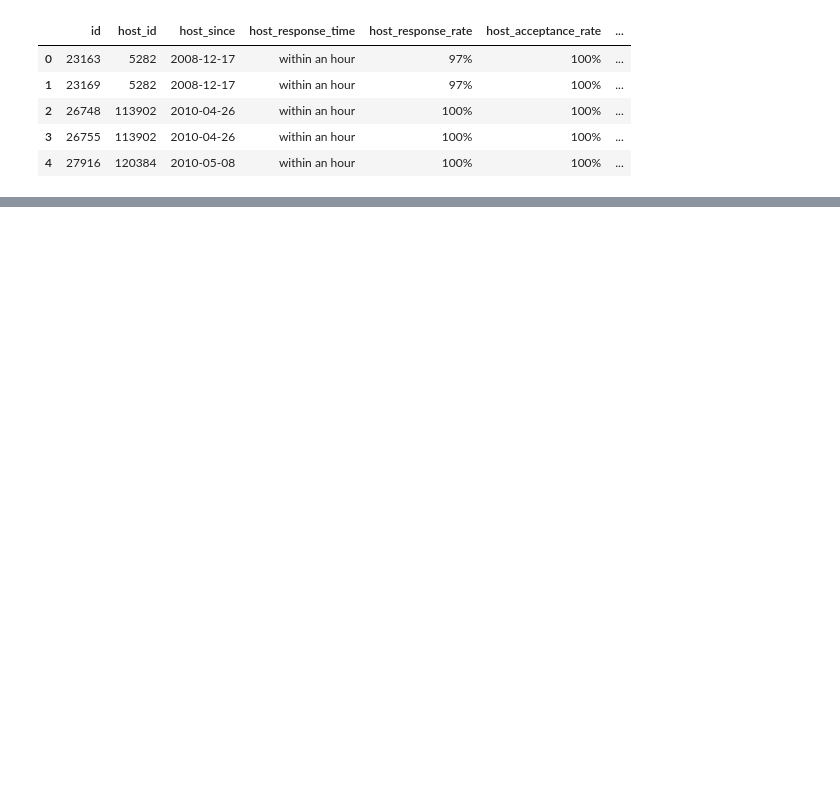
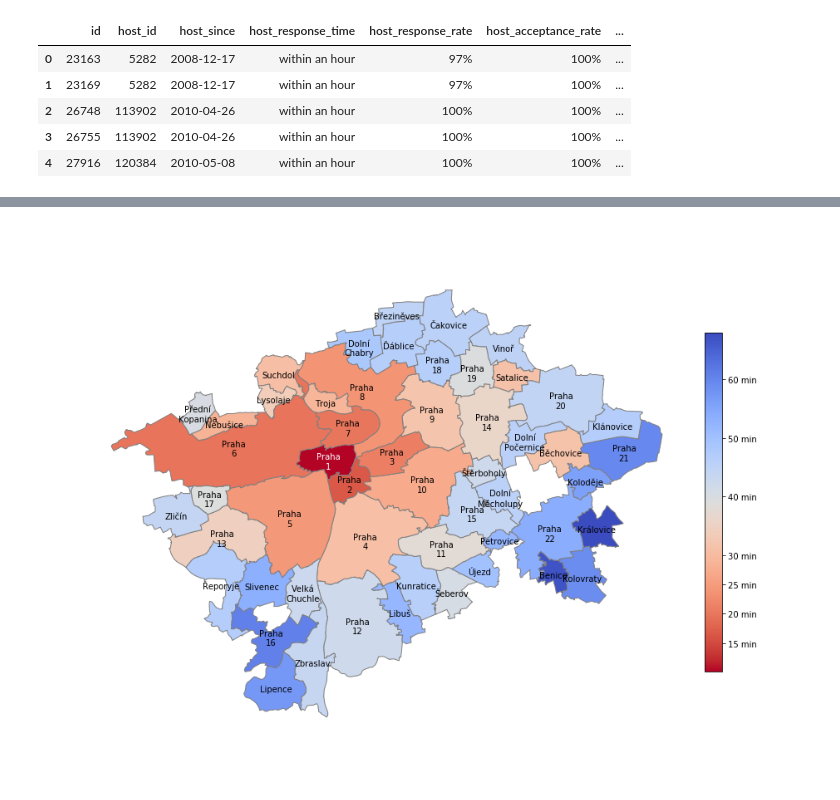
Before and after one commit to jakubkocvara/prague-airbnb, a Jupyter notebook: prague_airbnb_visualisation.ipynb, the cells around one changed output, grey strips where cells are left out. Drawn from its saved outputs; the diff is of its cells as text; code cells hidden in the pictures; blank space fills up the shorter version.

```diff
--- a/prague_airbnb_visualisation.ipynb
+++ b/prague_airbnb_visualisation.ipynb
@@ -130,0 +120,24 @@ df_l.shape
+# %%
+df_geo_nn = df_geo[df_geo['centre_transit_time'].notnull()]
+ax = gplt.choropleth(df_geo_nn,
+                     projection=gcrs.EuroPP(),
+                     hue = df_geo_nn['centre_transit_time'],
+                     cmap = 'coolwarm_r',
+                     edgecolor='grey',
+                     linewidth=1,
+                     legend = True,
+                     legend_kwargs= {'shrink': 0.5,
+                                     'fraction': 0.05,
+                                     'pad': -0.05,
+                                     'format': '%.0f min',
+                                     'ticks': [0, 1, 10, 15, 20, 25, 30, 40, 50, 60]},
+                     figsize=(15, 15))
+for i, item in df_geo.to_crs('EPSG:25832').centroid.iteritems():
+    if not (np.isnan(df_geo.iloc[i]['centre_transit_time'])):
+        ax.annotate(s=df_geo.iloc[i]['neighbourhood'].replace(' ', '\n'),
+                    xy=[item.x, item.y],
+                    color= 'black' if not (df_geo.iloc[i]['neighbourhood'] == 'Praha 1') else 'white',
+                    horizontalalignment='center',
+                    verticalalignment='center')
+# %% [output]
+[figure, added]
```
Also changed, not shown: parts of 19 cells of this notebook, 2 other files.
